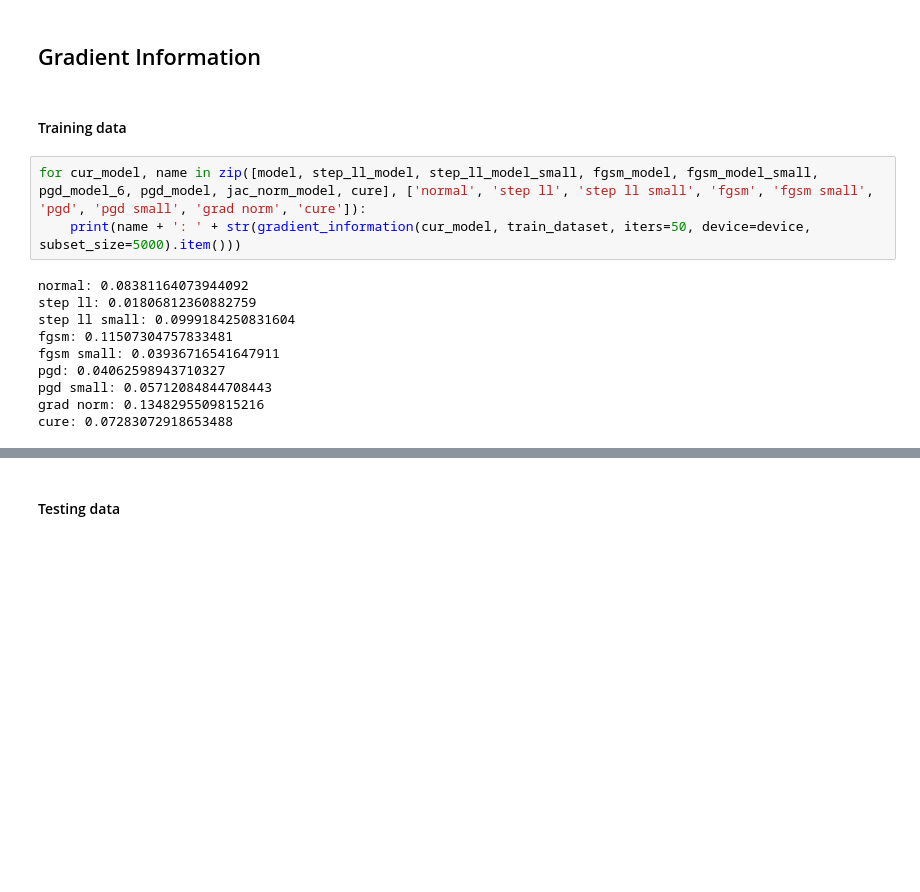
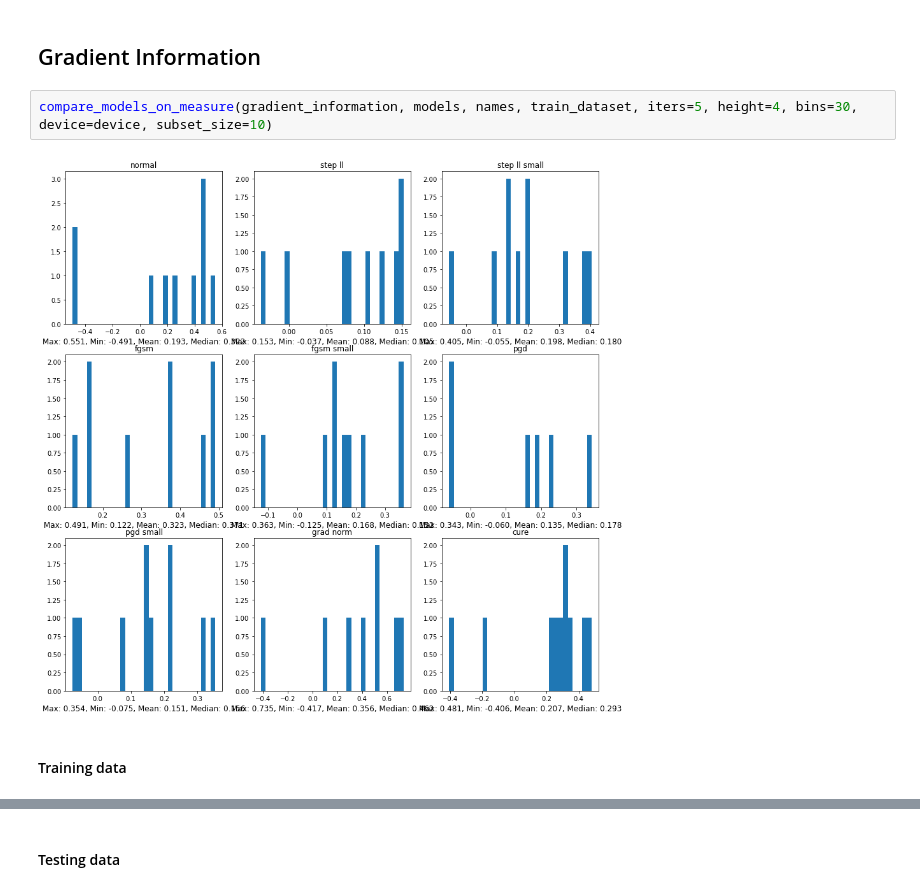
Before and after one commit to CarlosGomes98/false_sense_of_security, a Jupyter notebook: notebooks/Metrics.ipynb, the cells around one changed output, grey strips where cells are left out. Drawn from its saved outputs; the diff is of its cells as text; blank space fills up the shorter version.

```diff
--- a/notebooks/Metrics.ipynb
+++ b/notebooks/Metrics.ipynb
@@ -372,17 +250,8 @@ Epsilon 0.1: 0.30569136142730713 error
 # %% [markdown]
 ## Gradient Information
+# %%
+compare_models_on_measure(gradient_information, models, names, train_dataset, iters=5, height=4, bins=30, device=device, subset_size=10)
+# %% [output]
+[figure, added]
 # %% [markdown]
 #### Training data
-# %%
-for cur_model, name in zip([model, step_ll_model, step_ll_model_small, fgsm_model, fgsm_model_small, pgd_model_6, pgd_model, jac_norm_model, cure], ['normal', 'step ll', 'step ll small', 'fgsm', 'fgsm small', 'pgd', 'pgd small', 'grad norm', 'cure']):
-    print(name + ': ' + str(gradient_information(cur_model, train_dataset, iters=50, device=device, subset_size=5000).item()))
-# %% [output]
-normal: 0.08381164073944092
-step ll: 0.01806812360882759
-step ll small: 0.0999184250831604
-fgsm: 0.11507304757833481
-fgsm small: 0.03936716541647911
-pgd: 0.04062598943710327
-pgd small: 0.05712084844708443
-grad norm: 0.1348295509815216
-cure: 0.07283072918653488
```
Also changed, not shown: parts of 60 cells of this notebook, 6 other files.
